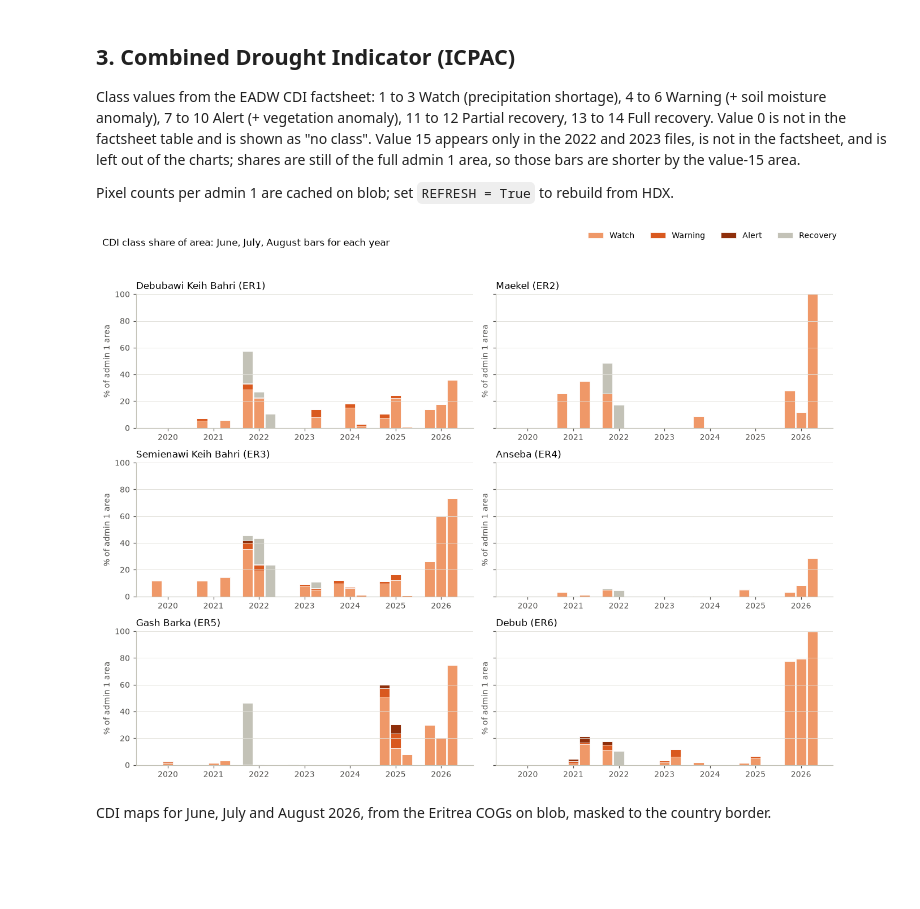
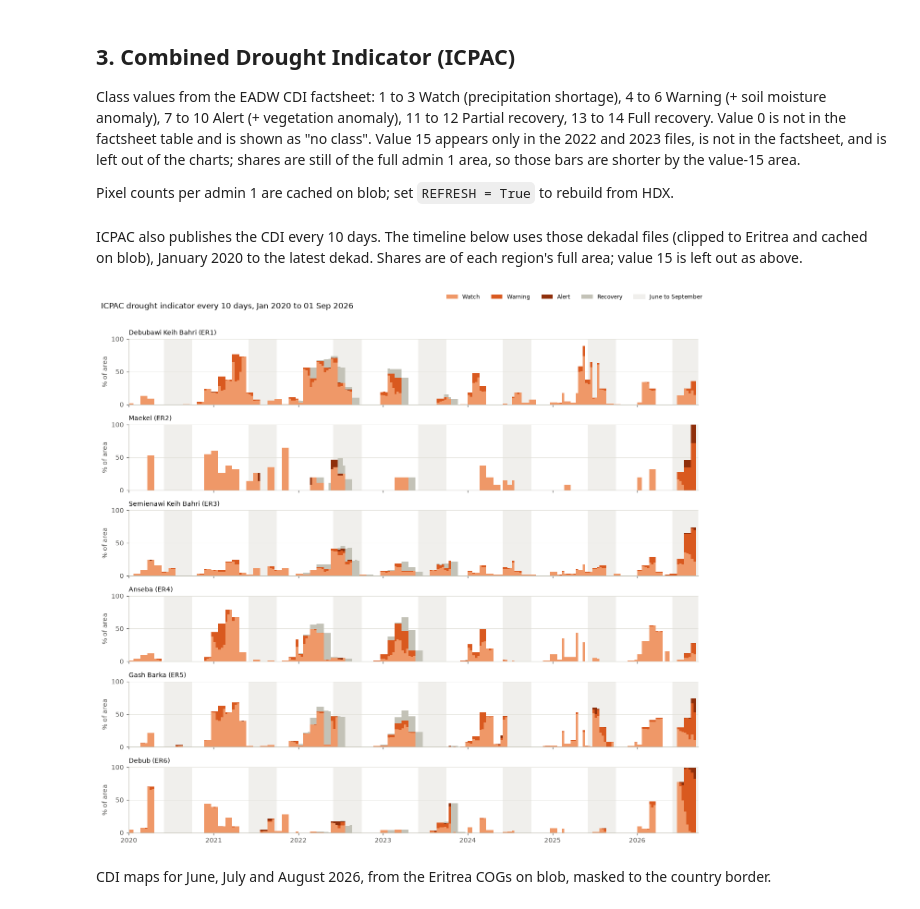
Before and after one commit to OCHA-DAP/ds-eri-drought, a Jupyter notebook: notebooks/01_jja_season_2026.ipynb, the cells around one changed output. Cells and saved outputs as stored; diff of their text form; code cells hidden in the pictures; blank space fills up the shorter version.

Commit message:
Dekadal CDI: save Eritrea COGs, add 2020-2026 timeline, update report text
Co-Authored-By: Claude Opus 5.5 <noreply@anthropic.com>

```diff
--- a/notebooks/01_jja_season_2026.ipynb
+++ b/notebooks/01_jja_season_2026.ipynb
@@ -296,37 +297,59 @@ share = (
     / counts.groupby(["PCODE", "year", "month"]).n.sum()
     * 100
 ).rename("pct_area").reset_index()
+# %% [markdown]
+ICPAC also publishes the CDI every 10 days. The timeline below uses those dekadal
+files (clipped to Eritrea and cached on blob), January 2020 to the latest dekad.
+Shares are of each region's full area; value 15 is left out as above.
 # %%
-years = sorted(share.year.unique())
-fig, axes = plt.subplots(3, 2, figsize=(12, 9), sharey=True)
-for ax, p in zip(axes.flat, ORDER):
-    d = share[share.PCODE == p].pivot_table(
-        index=["year", "month"], columns="group", values="pct_area", fill_value=0
-    )
-    idx = pd.MultiIndex.from_product([years, JJA])
-    d = d.reindex(idx, fill_value=0)
-    x = np.array([i * 4 + j for i in range(len(years)) for j in range(3)], dtype=float)
+DEKADAL_BLOB = f"{PROJECT_PREFIX}/processed/cdi_adm1_dekadal_counts.parquet"
+REFRESH_DEKADAL = False
+if REFRESH_DEKADAL:
+    dek = cdi.dekadal_counts_from_blob(adm1)
+    stratus.upload_parquet_to_blob(dek, DEKADAL_BLOB, stage="dev")
+else:
+    dek = stratus.load_parquet_from_blob(DEKADAL_BLOB, stage="dev")
+dek["group"] = dek.cdi.map(to_group).fillna("No class")
+dek.loc[dek.cdi == 15, "group"] = "Not documented"
+dek_share = (
+    dek.groupby(["PCODE", "date", "group"]).n.sum() / dek.groupby(["PCODE", "date"]).n.sum() * 100
+).unstack("group").fillna(0)
+dek_share = dek_share.reindex(columns=[g for g, _, _ in GROUPS], fill_value=0)
+
+fig, axes = plt.subplots(len(ORDER), 1, figsize=(12, 11), sharex=True, sharey=True)
+for ax, p in zip(axes, ORDER):
+    d = dek_share.loc[p].sort_index()
+    for yr in range(d.index.min().year, d.index.max().year + 1):
+        ax.axvspan(pd.Timestamp(yr, 6, 1), pd.Timestamp(yr, 10, 1), color=NEUTRAL, lw=0, zorder=0)
+    # each dekad's value holds until the next dekad starts
+    x = list(d.index) + [d.index[-1] + pd.Timedelta(days=10)]
     bottom = np.zeros(len(d))
     for g, _, color in GROUPS:
-        if g in d:
-            ax.bar(x, d[g], bottom=bottom, color=color, width=0.9, label=g, edgecolor="white", lw=0.5)
-            bottom += d[g].values
-    ax.set_xticks(x[1::3], years)
-    ax.set_title(LABEL[p], loc="left")
-    ax.set_ylabel("% of admin 1 area")
+        vals = d[g].values
+        ax.fill_between(
+            x, np.append(bottom, bottom[-1]), np.append(bottom + vals, (bottom + vals)[-1]),
+            step="post", color=color, lw=0, label=g, zorder=2,
+        )
+        bottom = bottom + vals
     ax.set_ylim(0, 100)
-handles, labels = axes.flat[0].get_legend_handles_labels()
-for a in axes.flat[1:]:
-    for h, lab in zip(*a.get_legend_handles_labels()):
-        if lab not in labels:
-            handles.append(h)
-            labels.append(lab)
-fig.legend(handles, labels, loc="upper right", ncol=5, frameon=False)
-fig.suptitle("CDI class share of area: June, July, August bars for each year", x=0.01, ha="left")
-fig.tight_layout(rect=(0, 0, 1, 0.95))
+    ax.set_yticks([0, 50, 100])
+    ax.set_title(LABEL[p], loc="left", fontsize=9)
+    ax.set_ylabel("% of area")
+axes[-1].set_xlim(dek_share.index.get_level_values("date").min(), d.index.max() + pd.Timedelta(days=20))
+axes[-1].xaxis.set_major_locator(mdates.YearLocator())
+axes[-1].xaxis.set_major_formatter(mdates.DateFormatter("%Y"))
+handles, labels = axes[0].get_legend_handles_labels()
+handles.append(plt.Rectangle((0, 0), 1, 1, color=NEUTRAL))
+labels.append("June to September")
+fig.legend(handles, labels, loc="upper right", ncol=len(labels), frameon=False, fontsize=8)
+fig.suptitle(
+    f"ICPAC drought indicator every 10 days, Jan 2020 to {d.index.max():%d %b %Y}",
+    x=0.01, ha="left",
+)
+fig.tight_layout(rect=(0, 0, 1, 0.97))
 plt.show()
 # %% [output]
-[figure, old version]
+[figure, new version]
 # %% [markdown]
 CDI maps for June, July and August 2026, from the Eritrea COGs on blob, masked to
 the country border.
```
Also changed, not shown: parts of 1 cell of this notebook, 5 other files.
